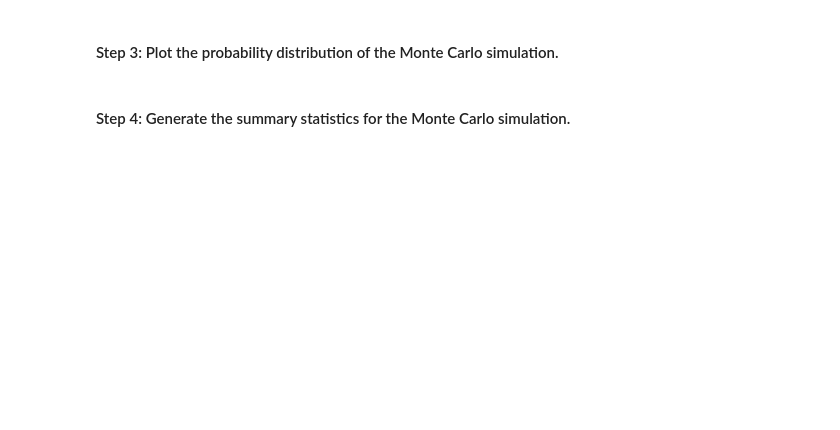
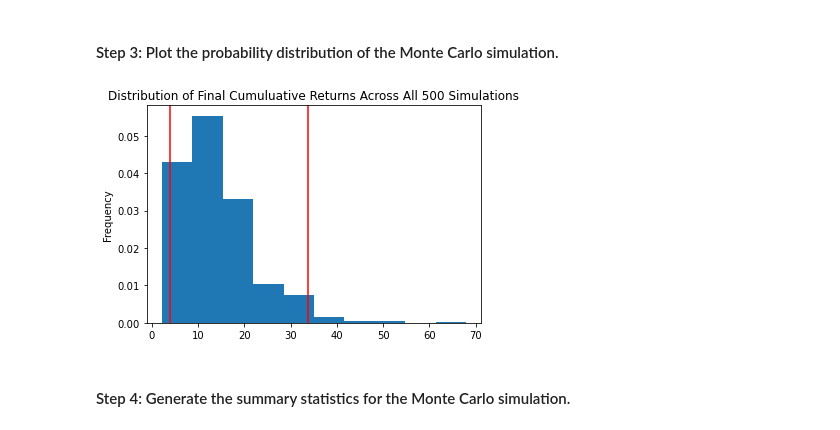
Before and after one commit to srn1358/Financial-Planning-with-APIs-and-Simulations, a Jupyter notebook: Starter_Code-1/Starter_Code/financial_planning_tools.ipynb, the cells around one changed output. Cells and saved outputs as stored; diff of their text form; code cells hidden in the pictures; blank space fills up the shorter version.

```diff
--- a/Starter_Code-1/Starter_Code/financial_planning_tools.ipynb
+++ b/Starter_Code-1/Starter_Code/financial_planning_tools.ipynb
@@ -428,7 +511,9 @@ In this section, you’ll use the MCForecastTools library to create a Monte Carl
 # %%
 # Visualize the probability distribution of the 30-year Monte Carlo simulation
 # by plotting a histogram
-# YOUR CODE HERE
+MC_SPY_AGG_bar= MC_SPY_AGG_portfolio.plot_distribution()
+# %% [output]
+[figure, added]
 # %% [markdown]
 #### Step 4: Generate the summary statistics for the Monte Carlo simulation.
 # %%
```
Also changed, not shown: parts of 31 cells of this notebook.
